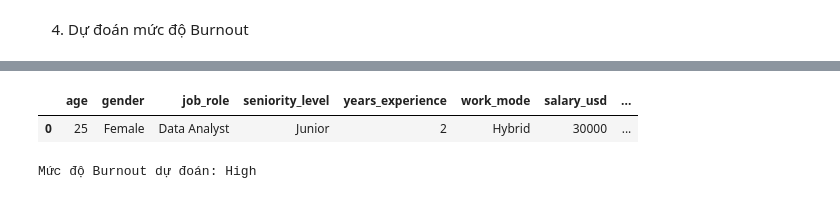
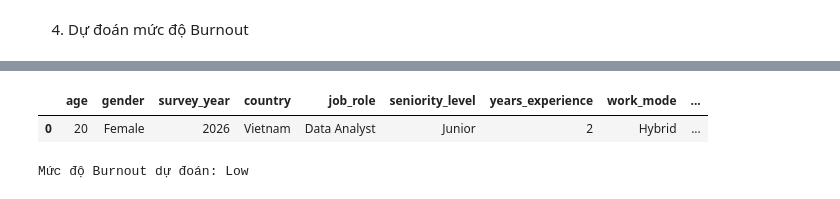
Before and after one commit to dwnngnn/Mental-Health, a Jupyter notebook: src/burnout_level_prediction.ipynb, the cells around one changed output, grey strips where cells are left out. Cells and saved outputs as stored; diff of their text form; code cells hidden in the pictures.

```diff
--- a/src/burnout_level_prediction.ipynb
+++ b/src/burnout_level_prediction.ipynb
@@ -200,27 +179,29 @@ Các thông tin cần nhập:
 # %%
 new_person = pd.DataFrame([{
-    "age": 25,
+    "age": 20,
     "gender": "Female",
+    "survey_year": 2026,
+    "country": 'Vietnam',
     "job_role": "Data Analyst",
     "seniority_level": "Junior",
     "years_experience": 2,
     "work_mode": "Hybrid",
-    "salary_usd": 30000,
-    "work_hours_per_week": 45,
+    "salary_usd": 50000,
+    "work_hours_per_week": 15,
     "sleep_hours_per_night": 6.5,
     "uses_therapy": 0,
     "ai_tools_daily": 1,
-    "deadline_pressure_score": 7,
-    "stress_score": 7,
-    "phq9_score": 10,
+    "deadline_pressure_score": 5,
+    "stress_score": 5,
+    "phq9_score": 8,
     "gad7_score": 9,
     "seeks_mental_health_support": 0,
     "job_change_intention": 1
 }])
 display(new_person)
 # %% [output]
-|  | age | gender | job_role | seniority_level | years_experience | work_mode | salary_usd | ... |
-| 0 | 25 | Female | Data Analyst | Junior | 2 | Hybrid | 30000 | ... |
+|  | age | gender | survey_year | country | job_role | seniority_level | years_experience | work_mode | ... |
+| 0 | 20 | Female | 2026 | Vietnam | Data Analyst | Junior | 2 | Hybrid | ... |
 # %%
 # Tiền xử lý thông tin người mới
 new_person_processed = pd.DataFrame(
@@ -228,15 +209,9 @@ new_person_processed = pd.DataFrame(
     columns=preprocessor.get_feature_names_out()
 )
 prediction = log_model.predict(new_person_processed)
-# Chuyển kết quả số thành tên mức độ Burnout
-burnout_labels = {
-    0: "Low",
-    1: "Moderate",
-    2: "High",
-    3: "Severe"
-}
-predicted_level = burnout_labels[prediction[0]]
+
+predicted_level = prediction[0]
 
 print("Mức độ Burnout dự đoán:", predicted_level)
 # %% [output]
-Mức độ Burnout dự đoán: High
+Mức độ Burnout dự đoán: Low
```
Also changed, not shown: parts of 7 cells of this notebook, 2 other files.
